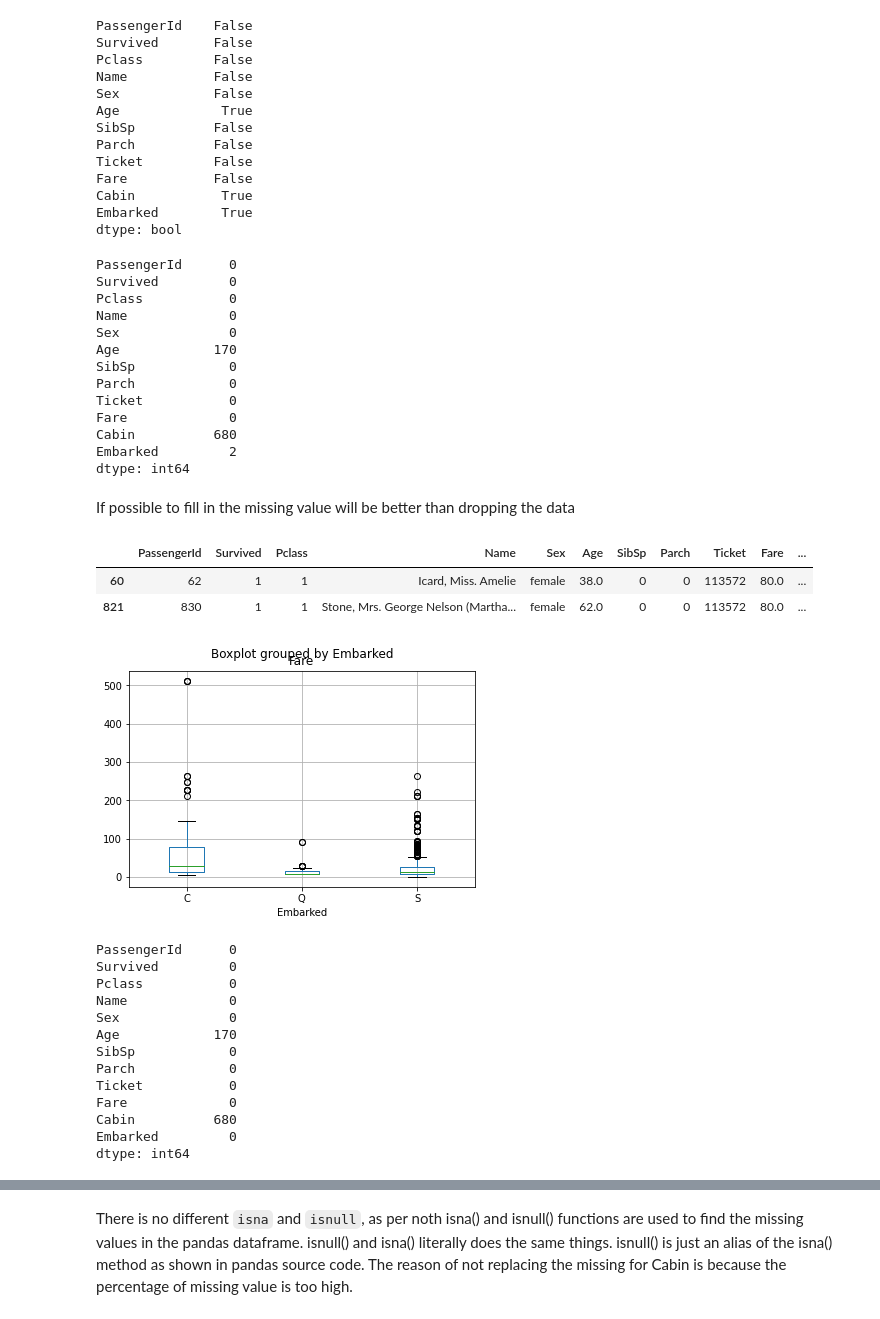
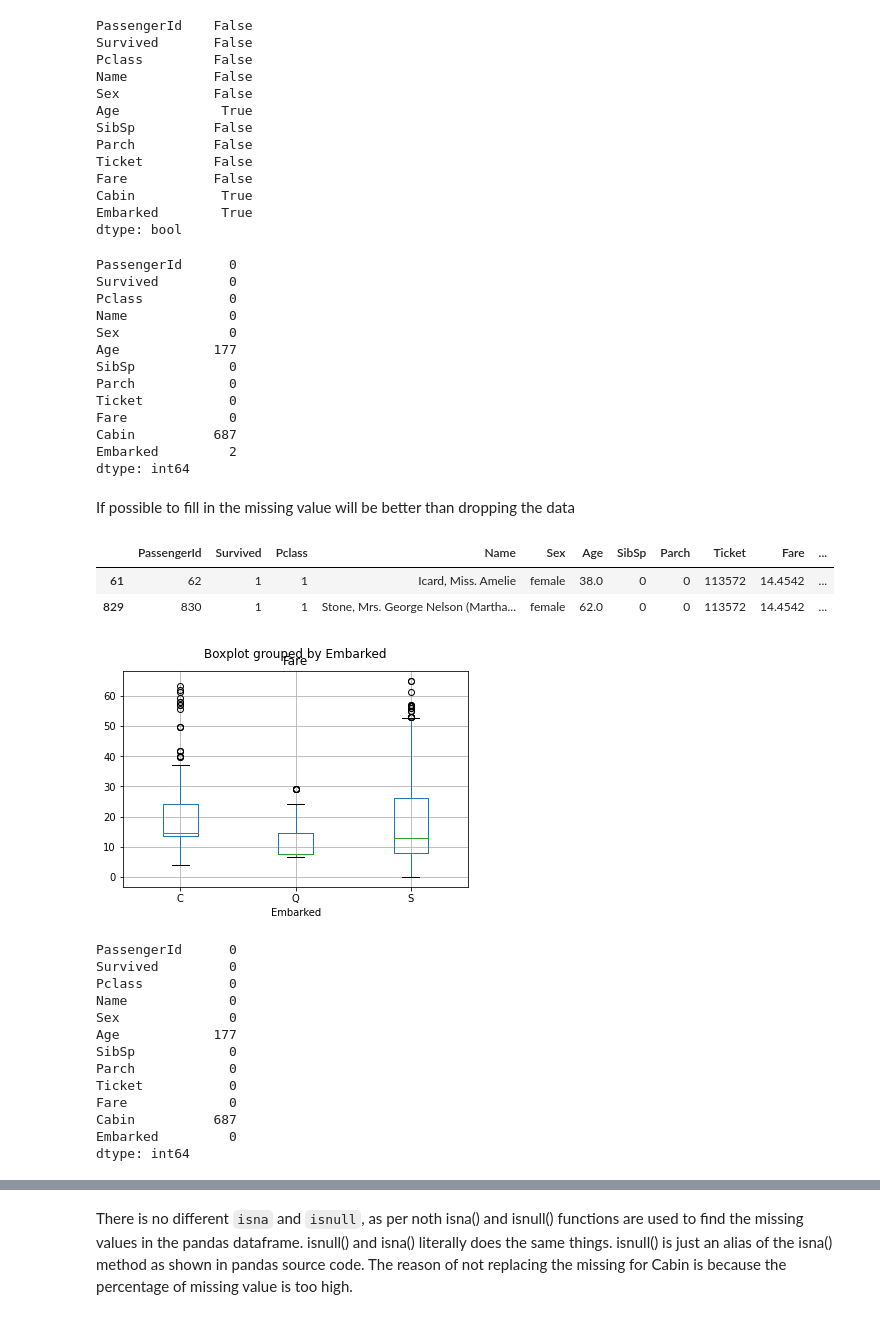
Before and after one commit to lauyh/masa-python-workshop, a Jupyter notebook: main.ipynb, the cells around one changed output, grey strips where cells are left out. Cells and saved outputs as stored; diff of their text form; code cells hidden in the pictures.

```diff
--- a/main.ipynb
+++ b/main.ipynb
@@ -465,52 +514,51 @@ Cabin           True
 Embarked        True
 dtype: bool
 # %%
-df_1.isnull().sum() # check the count of the missing value
+df.isnull().sum() # check the count of the missing value
 # %% [output]
 PassengerId      0
 Survived         0
 Pclass           0
 Name             0
 Sex              0
-Age            170
+Age            177
 SibSp            0
 Parch            0
 Ticket           0
 Fare             0
-Cabin          680
+Cabin          687
 Embarked         2
 dtype: int64
 # %% [markdown]
 If possible to fill in the missing value will be better than dropping the data
 # %%
-df_1[df_1["Embarked"].isnull()]
+df[df["Embarked"].isnull()]
 # %% [output]
 |  | PassengerId | Survived | Pclass | Name | Sex | Age | SibSp | Parch | Ticket | Fare | ... |
-| 60 | 62 | 1 | 1 | Icard, Miss. Amelie | female | 38.0 | 0 | 0 | 113572 | 80.0 | ... |
-| 821 | 830 | 1 | 1 | Stone, Mrs. George Nelson (Martha... | female | 62.0 | 0 | 0 | 113572 | 80.0 | ... |
+| 61 | 62 | 1 | 1 | Icard, Miss. Amelie | female | 38.0 | 0 | 0 | 113572 | 14.4542 | ... |
+| 829 | 830 | 1 | 1 | Stone, Mrs. George Nelson (Martha... | female | 62.0 | 0 | 0 | 113572 | 14.4542 | ... |
 # %%
-df_1.boxplot(column = "Fare" , by = "Embarked")
+df.boxplot(column = "Fare" , by = "Embarked")
 plt.show()
 # %% [output]
-[figure, old version]
+[figure, new version]
 # %%
 # Since C is the most popular, hence let fill in C for Embarked missing value
 
-
-df_1["Embarked"] = df_1["Embarked"].fillna("C")  # Boş olan değerlere C yazıldı.
-df_1.isnull().sum()
+df["Embarked"] = df["Embarked"].fillna("C")  # Boş olan değerlere C yazıldı.
+df.isnull().sum()
 # %% [output]
 PassengerId      0
 Survived         0
 Pclass           0
 Name             0
 Sex              0
-Age            170
+Age            177
 SibSp            0
 Parch            0
 Ticket           0
 Fare             0
-Cabin          680
+Cabin          687
 Embarked         0
 dtype: int64
 # %%
```
Also changed, not shown: parts of 43 cells of this notebook.
